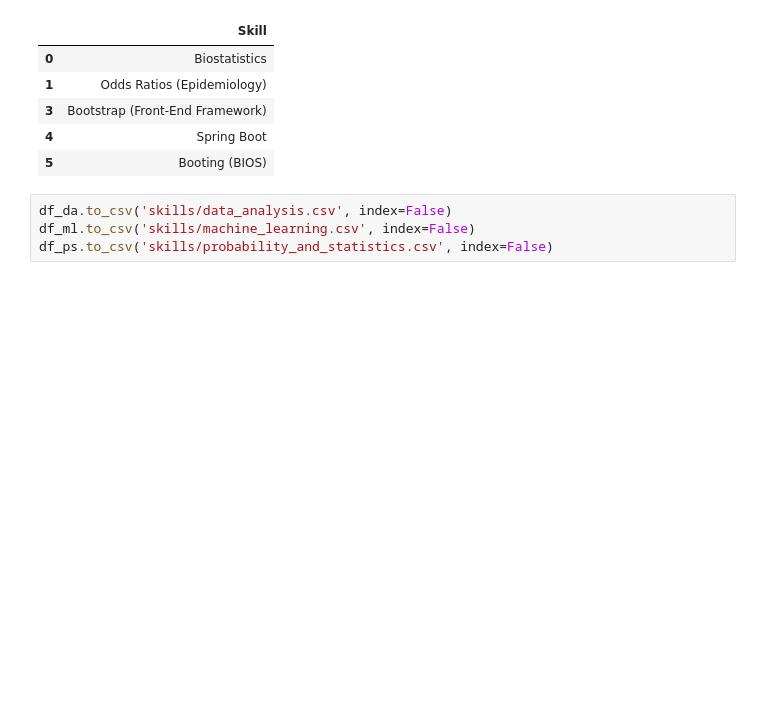
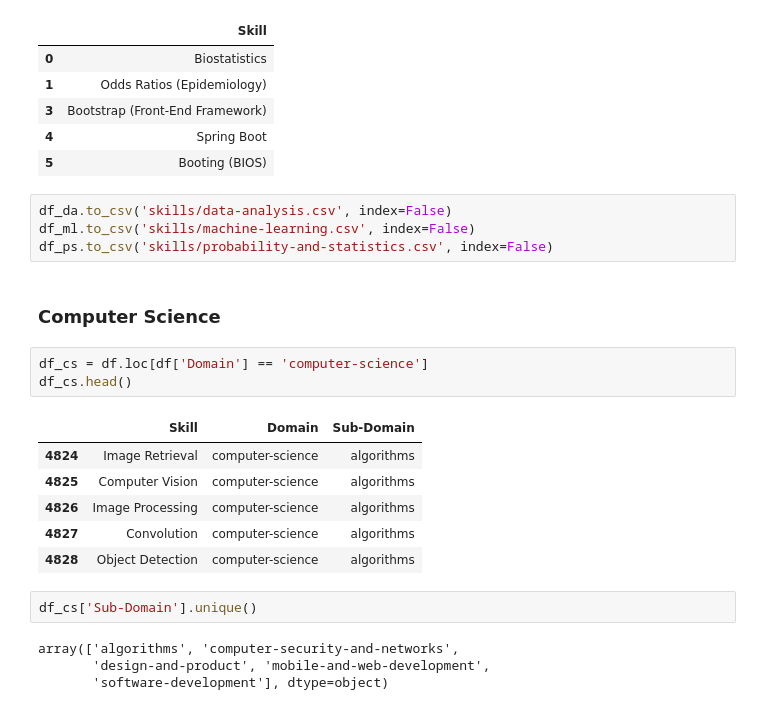
Before and after one commit to binxuankong/skills-ontology-project, a Jupyter notebook: Emsi x Coursera.ipynb, the cells around one changed output. Cells and saved outputs as stored; diff of their text form; blank space fills up the shorter version.

Commit message:
Computer Science skills

```diff
--- a/Emsi x Coursera.ipynb
+++ b/Emsi x Coursera.ipynb
@@ -195,6 +205,24 @@ df_ps.head()
 | 4 | Spring Boot |
 | 5 | Booting (BIOS) |
 # %%
-df_da.to_csv('skills/data_analysis.csv', index=False)
-df_ml.to_csv('skills/machine_learning.csv', index=False)
-df_ps.to_csv('skills/probability_and_statistics.csv', index=False)
+df_da.to_csv('skills/data-analysis.csv', index=False)
+df_ml.to_csv('skills/machine-learning.csv', index=False)
+df_ps.to_csv('skills/probability-and-statistics.csv', index=False)
+# %% [markdown]
+### Computer Science
+# %%
+df_cs = df.loc[df['Domain'] == 'computer-science']
+df_cs.head()
+# %% [output]
+|  | Skill | Domain | Sub-Domain |
+| 4824 | Image Retrieval | computer-science | algorithms |
+| 4825 | Computer Vision | computer-science | algorithms |
+| 4826 | Image Processing | computer-science | algorithms |
+| 4827 | Convolution | computer-science | algorithms |
+| 4828 | Object Detection | computer-science | algorithms |
+# %%
+df_cs['Sub-Domain'].unique()
+# %% [output]
+array(['algorithms', 'computer-security-and-networks',
+       'design-and-product', 'mobile-and-web-development',
+       'software-development'], dtype=object)
```
Also changed, not shown: parts of 12 cells of this notebook, 8 other files.
